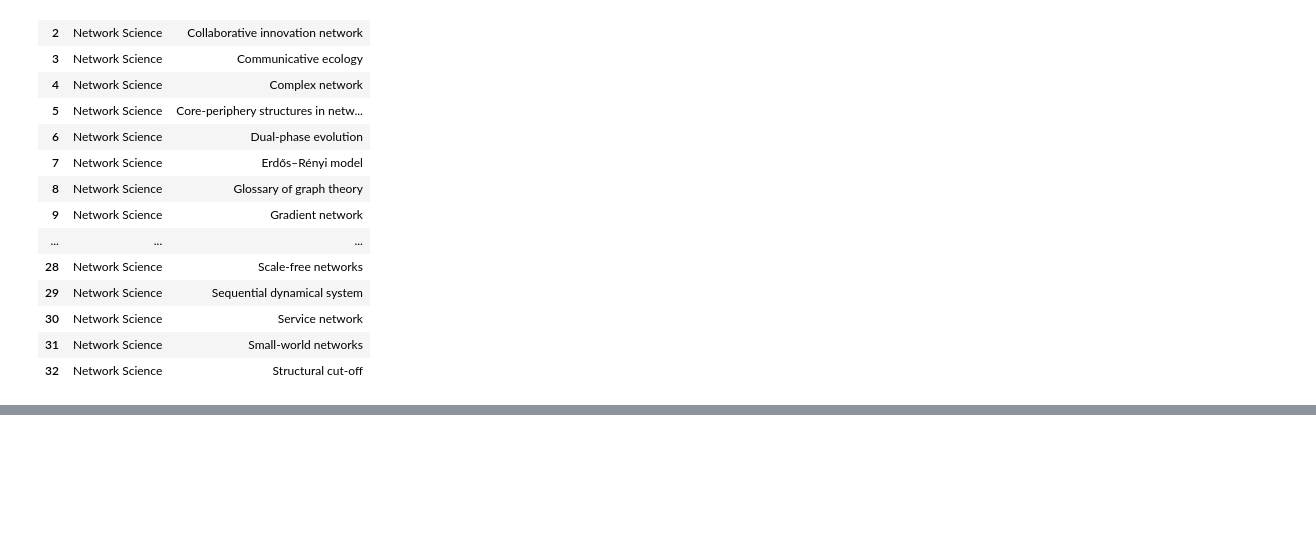
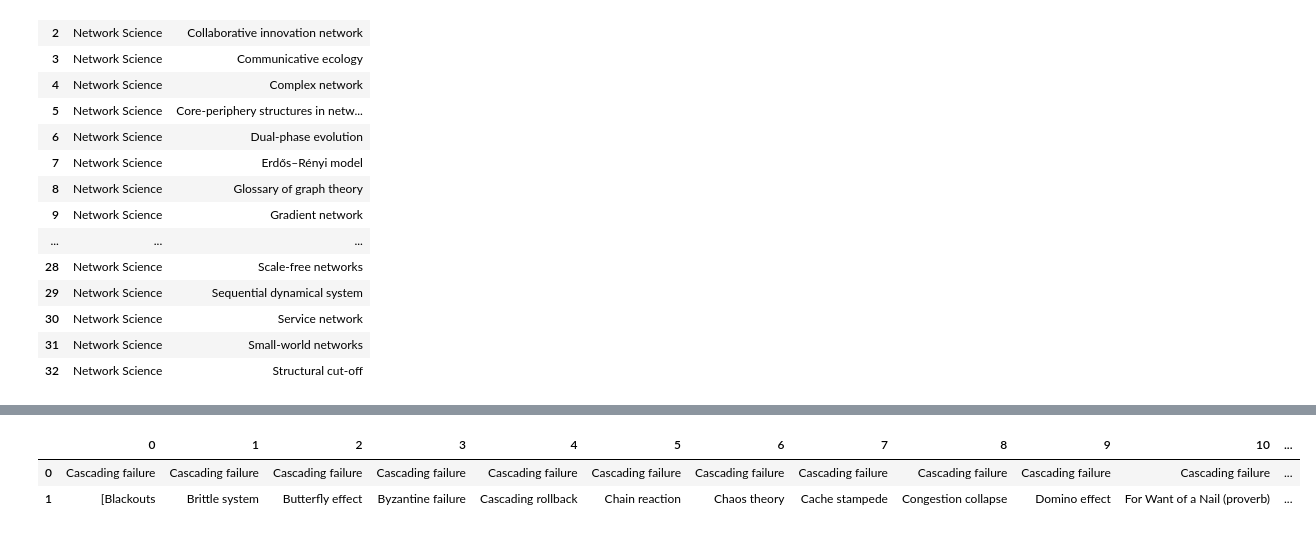
Before and after one commit to hr1588/network, a Jupyter notebook: crwal.ipynb, the cells around one changed output, grey strips where cells are left out. Cells and saved outputs as stored; diff of their text form; code cells hidden in the pictures; blank space fills up the shorter version.

```diff
--- a/crwal.ipynb
+++ b/crwal.ipynb
@@ -148,0 +258,6 @@ plt.show()
+# %%
+pd.DataFrame([b[0:19],b[19:38]])
+# %% [output]
+|  | 0 | 1 | 2 | 3 | 4 | 5 | 6 | 7 | 8 | 9 | 10 | ... |
+| 0 | Cascading failure | Cascading failure | Cascading failure | Cascading failure | Cascading failure | Cascading failure | Cascading failure | Cascading failure | Cascading failure | Cascading failure | Cascading failure | ... |
+| 1 | [Blackouts | Brittle system | Butterfly effect | Byzantine failure | Cascading rollback | Chain reaction | Chaos theory | Cache stampede | Congestion collapse | Domino effect | For Want of a Nail (proverb) | ... |
```
Also changed, not shown: parts of 5 cells of this notebook.
